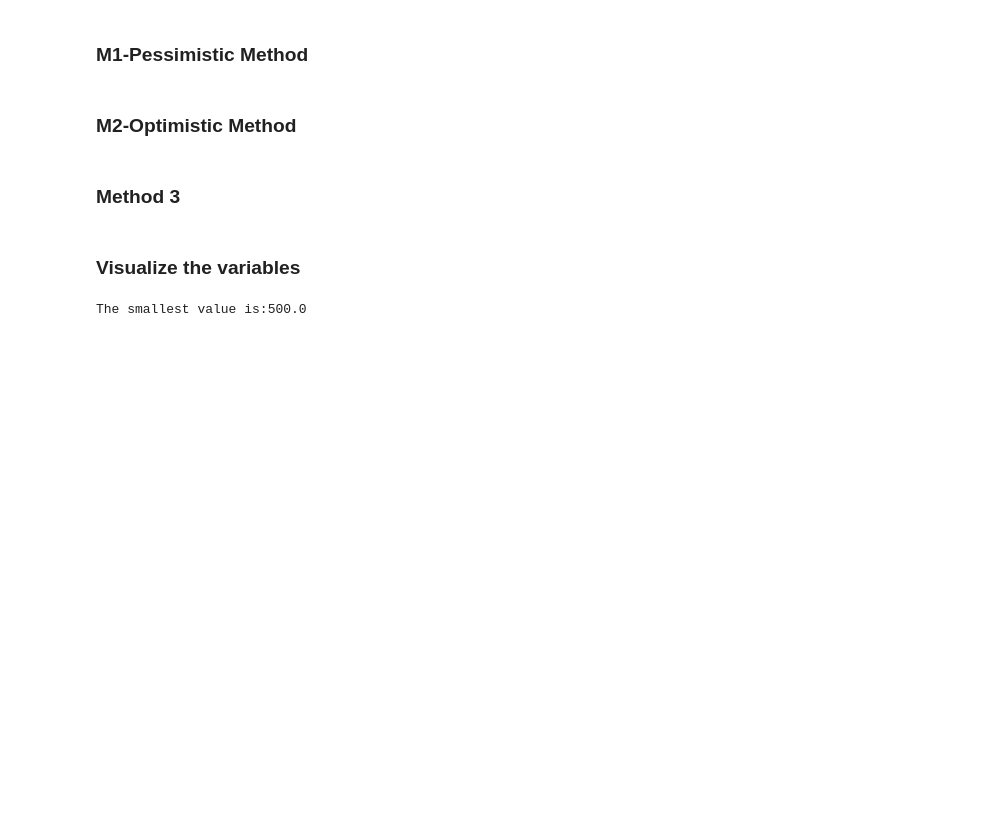
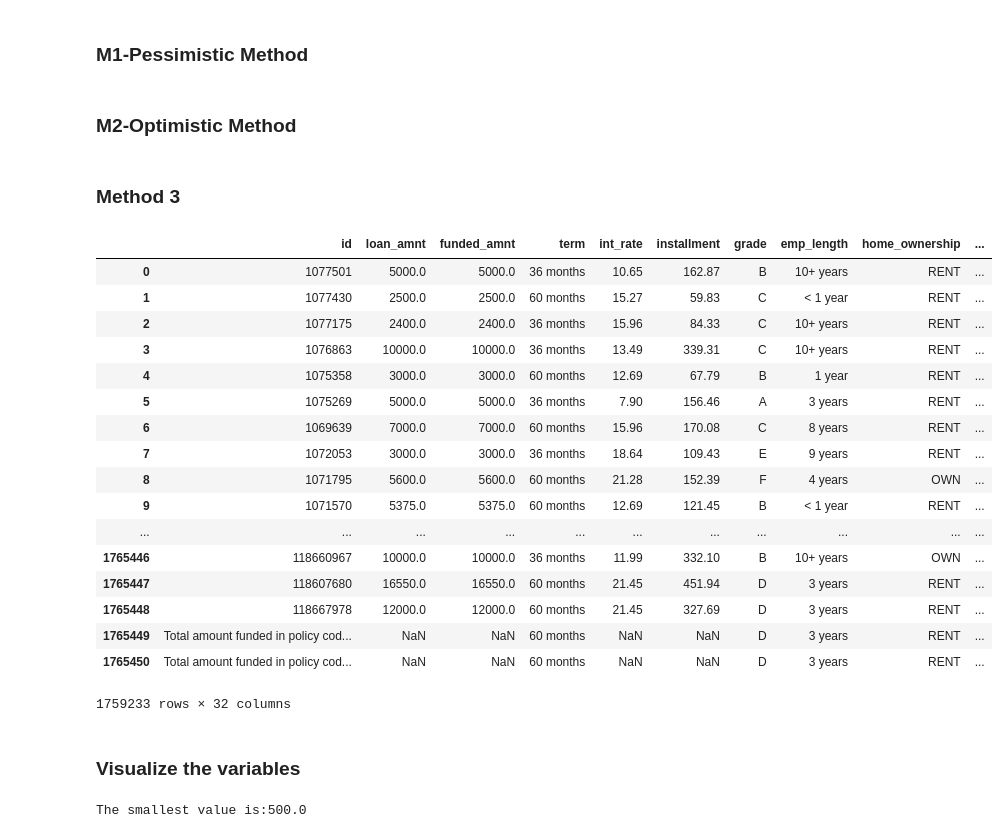
Before and after one commit to vickyzzn/LendingClubCase, a Jupyter notebook: CS-Phase 2 (2).ipynb, the cells around one changed output. Drawn from its saved outputs; the diff is of its cells as text; code cells hidden in the pictures; blank space fills up the shorter version.

```diff
--- a/CS-Phase 2 (2).ipynb
+++ b/CS-Phase 2 (2).ipynb
@@ -276,6 +276,27 @@ def ret_method_3(T, i):
 # %%
 final_data['ret_INTa'] = ret_method_3(60,0.002) # call ret_method_3 with T=60, i=0.002
 final_data['ret_INTb'] = ret_method_3(60,0.005) # call ret_method_3 with T=60, i=0.005
+# %%
+final_data
+# %% [output]
+|  | id | loan_amnt | funded_amnt | term | int_rate | installment | grade | emp_length | home_ownership | ... |
+| 0 | 1077501 | 5000.0 | 5000.0 | 36 months | 10.65 | 162.87 | B | 10+ years | RENT | ... |
+| 1 | 1077430 | 2500.0 | 2500.0 | 60 months | 15.27 | 59.83 | C | < 1 year | RENT | ... |
+| 2 | 1077175 | 2400.0 | 2400.0 | 36 months | 15.96 | 84.33 | C | 10+ years | RENT | ... |
+| 3 | 1076863 | 10000.0 | 10000.0 | 36 months | 13.49 | 339.31 | C | 10+ years | RENT | ... |
+| 4 | 1075358 | 3000.0 | 3000.0 | 60 months | 12.69 | 67.79 | B | 1 year | RENT | ... |
+| 5 | 1075269 | 5000.0 | 5000.0 | 36 months | 7.90 | 156.46 | A | 3 years | RENT | ... |
+| 6 | 1069639 | 7000.0 | 7000.0 | 60 months | 15.96 | 170.08 | C | 8 years | RENT | ... |
+| 7 | 1072053 | 3000.0 | 3000.0 | 36 months | 18.64 | 109.43 | E | 9 years | RENT | ... |
+| 8 | 1071795 | 5600.0 | 5600.0 | 60 months | 21.28 | 152.39 | F | 4 years | OWN | ... |
+| 9 | 1071570 | 5375.0 | 5375.0 | 60 months | 12.69 | 121.45 | B | < 1 year | RENT | ... |
+| ... | ... | ... | ... | ... | ... | ... | ... | ... | ... | ... |
+| 1765446 | 118660967 | 10000.0 | 10000.0 | 36 months | 11.99 | 332.10 | B | 10+ years | OWN | ... |
+| 1765447 | 118607680 | 16550.0 | 16550.0 | 60 months | 21.45 | 451.94 | D | 3 years | RENT | ... |
+| 1765448 | 118667978 | 12000.0 | 12000.0 | 60 months | 21.45 | 327.69 | D | 3 years | RENT | ... |
+| 1765449 | Total amount funded in policy cod... | NaN | NaN | 60 months | NaN | NaN | D | 3 years | RENT | ... |
+| 1765450 | Total amount funded in policy cod... | NaN | NaN | 60 months | NaN | NaN | D | 3 years | RENT | ... |
+1759233 rows × 32 columns
 # %% [markdown]
 ### Visualize the variables
 # %%
```
Also changed, not shown: parts of 2 cells of this notebook.
